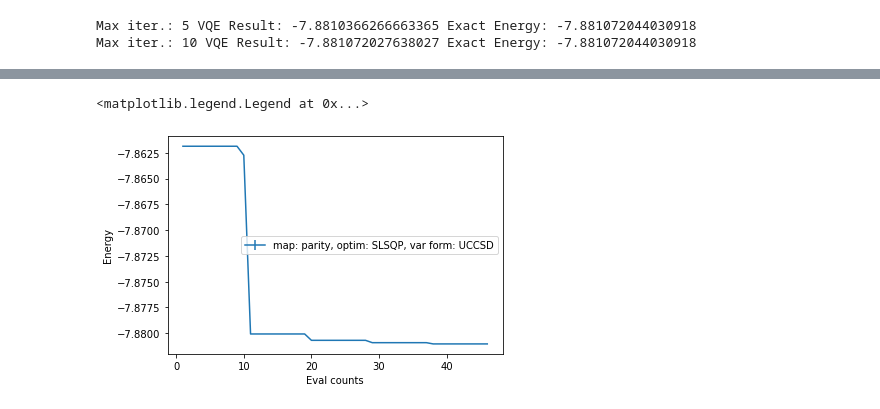
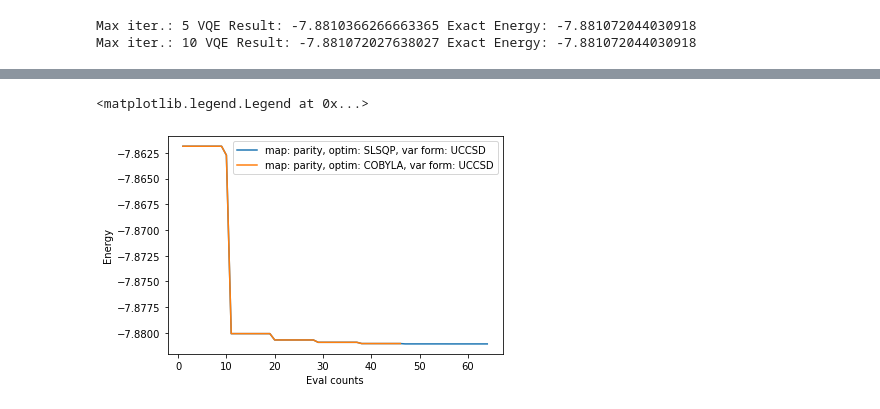
Before and after one commit to filippotramonto/QGSS-FinalProjectTeam47, a Jupyter notebook: FinalProjectTeam47.ipynb, the cells around one changed output, grey strips where cells are left out. Drawn from its saved outputs; the diff is of its cells as text; code cells hidden in the pictures.

Commit message:
added others optimizers

```diff
--- a/FinalProjectTeam47.ipynb
+++ b/FinalProjectTeam47.ipynb
@@ -181,0 +206,9 @@ deviation_SLSQP = deviation
+# %%
+optimizer = COBYLA(maxiter=200, tol=0.001)
+counts=[]
+values=[]
+params=[]
+deviation=[]
+vqe = VQE(qubitOp, var_form, optimizer,callback=store_intermediate_result)
+vqe_result_COBYLA = np.real(vqe.run(backend)['eigenvalue'] + total_en_shift)
+print("VQE Result COBYLA:", vqe_result_COBYLA, "Exact Energy:", exact_energy)
@@ -181,0 +221,4 @@ deviation_SLSQP = deviation
+# %%
+counts_COBYLA = counts
+energies_COBYLA = values + total_en_shift
+deviation_COBYLA = deviation
@@ -182,8 +235,9 @@ deviation_SLSQP = deviation
 # %%
-plt.errorbar(counts_SLSQP,energies_SLSQP,yerr=deviation_SLSQP,label="map: parity, optim: SLSQP, var form: UCCSD")
+plt.plot(counts_SLSQP,energies_SLSQP,label="map: parity, optim: SLSQP, var form: UCCSD")
+plt.plot(counts_COBYLA,energies_COBYLA,label="map: parity, optim: COBYLA, var form: UCCSD")
 plt.xlabel('Eval counts')
 plt.ylabel('Energy')
 plt.legend()
 # %% [output]
 <matplotlib.legend.Legend at 0x...>
-[figure, old version]
+[figure, new version]
```
Also changed, not shown: parts of 8 cells of this notebook.
